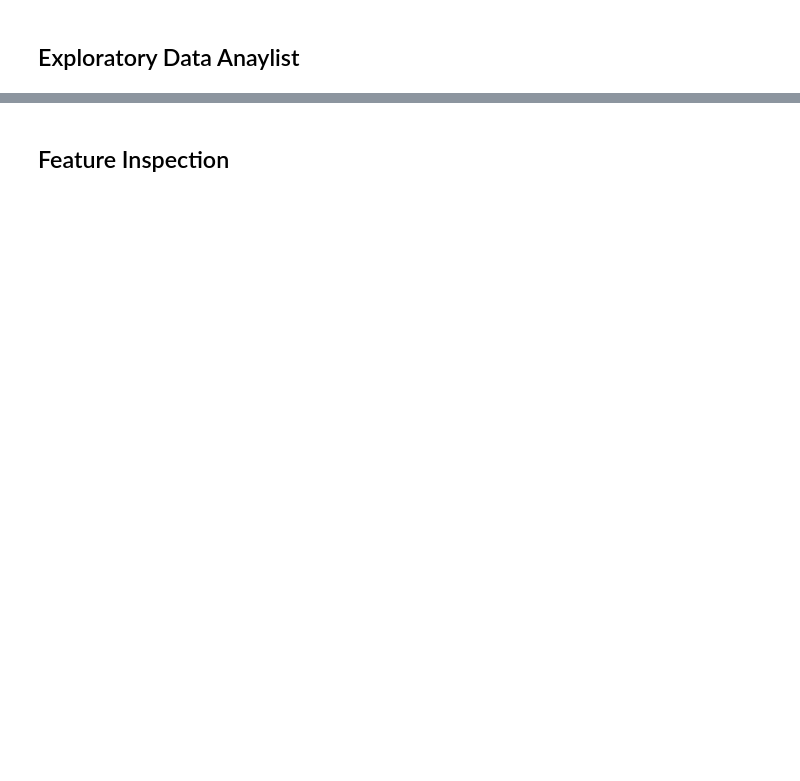
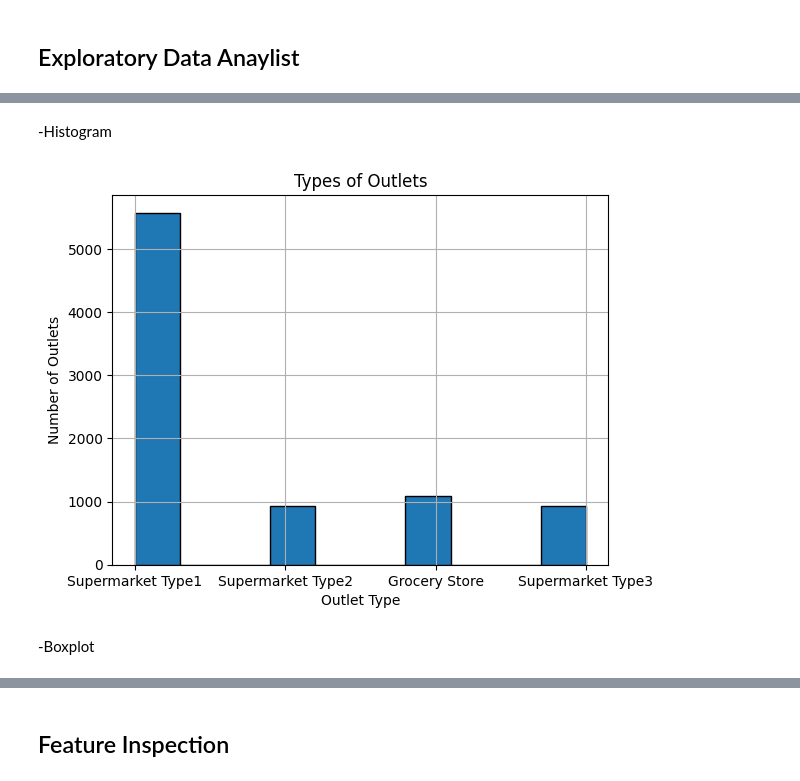
Before and after one commit to 808hanronald/808hanronald, a Jupyter notebook: Project_Prediction_of_Product_Sales.ipynb, the cells around one changed output, grey strips where cells are left out. Saved outputs shown, nothing was run; the diff lists cells and outputs as text; code cells hidden in the pictures; blank space fills up the shorter version.

```diff
--- a/Project_Prediction_of_Product_Sales.ipynb
+++ b/Project_Prediction_of_Product_Sales.ipynb
@@ -171,0 +231,11 @@ df.to_csv(fpath_out, index=False)
+# %% [markdown]
+  -Histogram
+# %%
+ax = df['Outlet_Type'].hist(edgecolor='black')
+ax.set_title('Types of Outlets')
+ax.set_xlabel('Outlet Type')
+ax.set_ylabel('Number of Outlets');
+# %% [output]
+[figure, added]
+# %% [markdown]
+  -Boxplot
```
Also changed, not shown: parts of 31 cells of this notebook.
